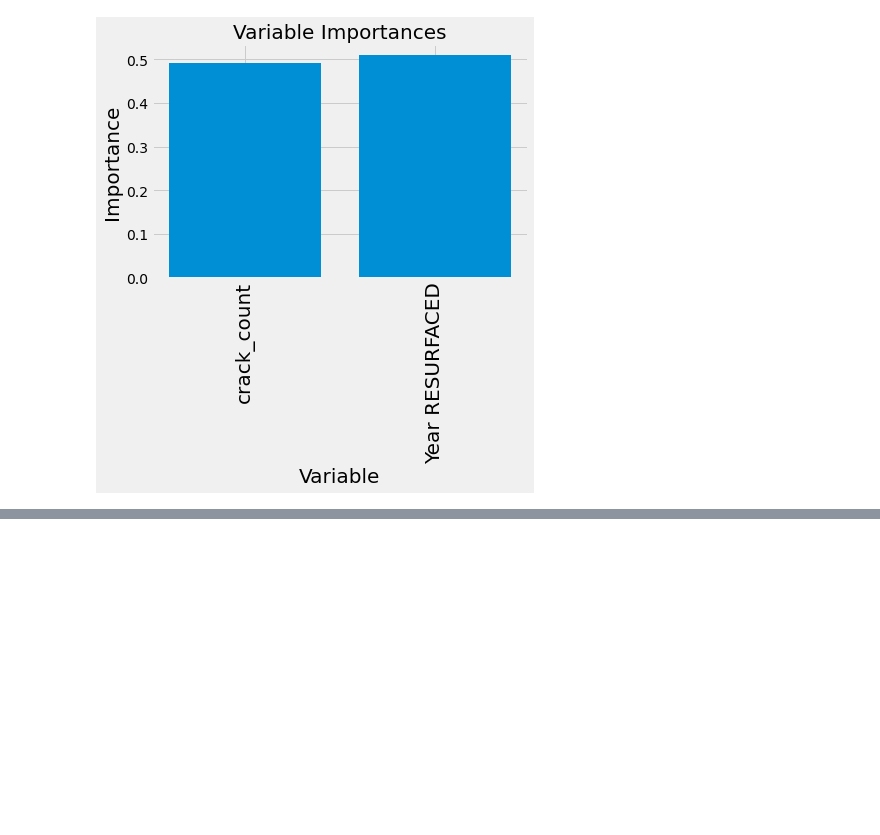
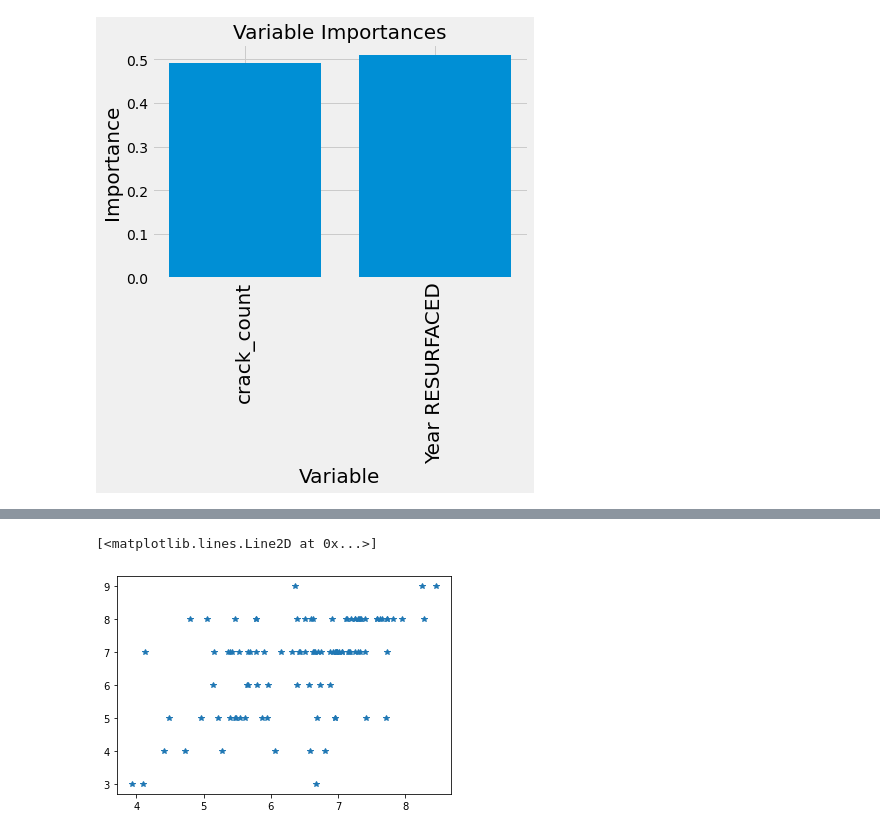
Before and after one commit to mounesi/pa, a Jupyter notebook: notebooks/regressionAnalysisIrvingtonVillage.ipynb, the cells around one changed output, grey strips where cells are left out. Drawn from its saved outputs; the diff is of its cells as text; code cells hidden in the pictures; blank space fills up the shorter version.

```diff
--- a/notebooks/regressionAnalysisIrvingtonVillage.ipynb
+++ b/notebooks/regressionAnalysisIrvingtonVillage.ipynb
@@ -292,0 +423,16 @@ graph.write_png('/content/small_tree.png');
+# %%
+import numpy as np
+import matplotlib.pyplot as plt
+
+fig,ax = plt.subplots(1)
+
+# create some x data and some integers for the y axis
+#x = np.array([3,5,2,4])
+#y = np.arange(4)
+
+# plot the data
+
+ax.plot(pred,labels, '*')
+# %% [output]
+[<matplotlib.lines.Line2D at 0x...>]
+[figure, added]
```
Also changed, not shown: parts of 30 cells of this notebook.
